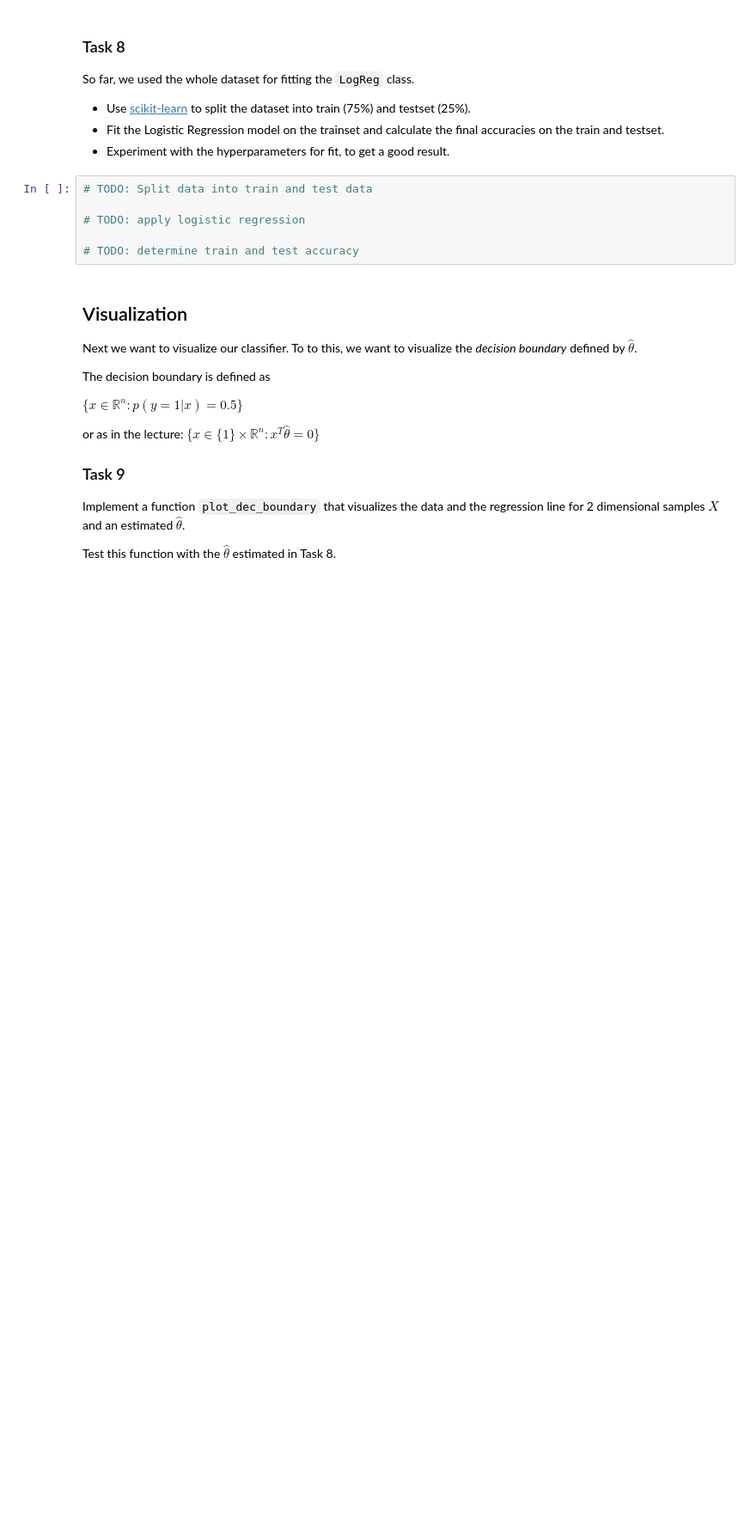
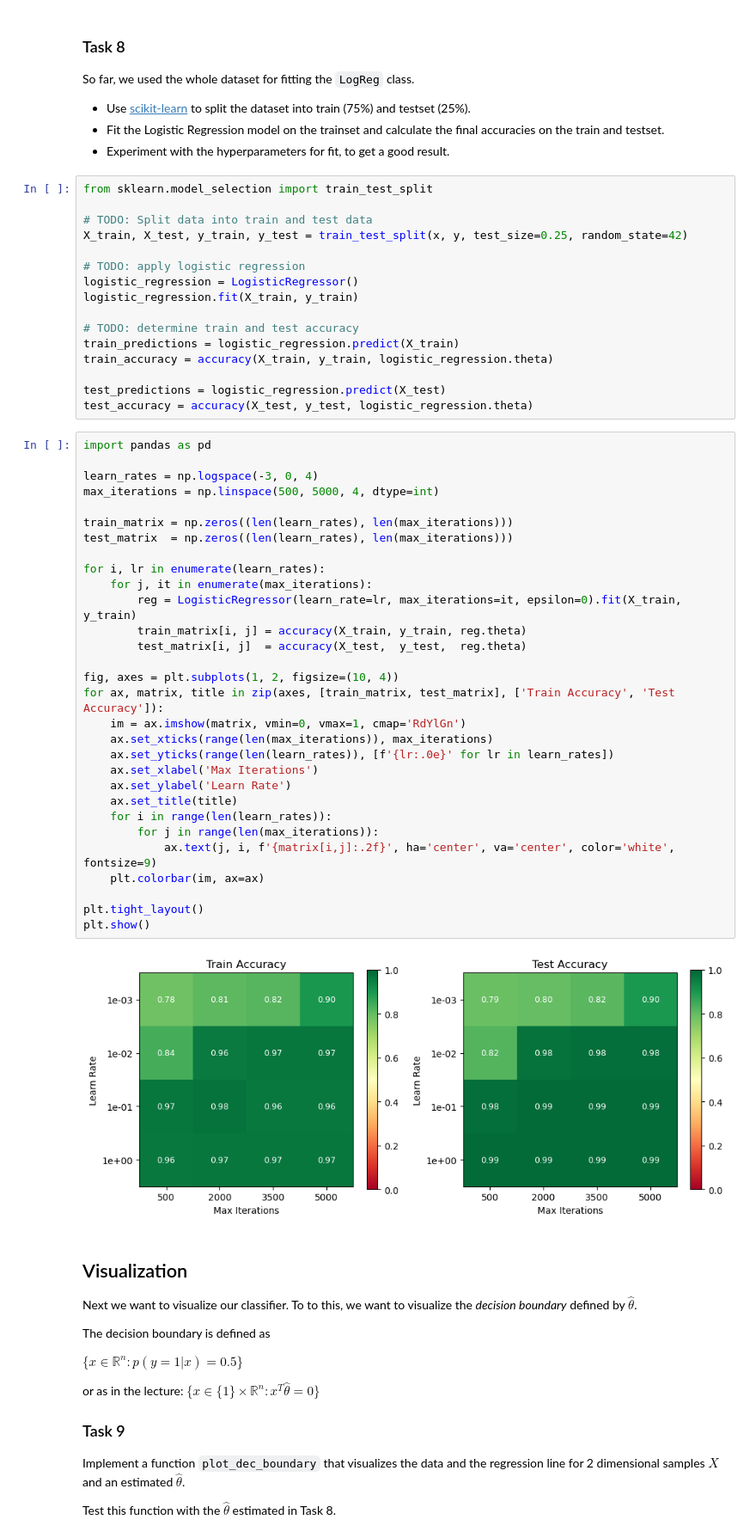
Before and after one commit to mbbrueckner/statistical_learning_theory_LAB, a Jupyter notebook: 03_Logistic_Regression/03_Logistic_Regression.ipynb, the cells around one changed output. Shown at 86% size. Saved outputs shown, nothing was run; the diff lists cells and outputs as text; blank space fills up the shorter version.

```diff
--- a/03_Logistic_Regression/03_Logistic_Regression.ipynb
+++ b/03_Logistic_Regression/03_Logistic_Regression.ipynb
@@ -342,11 +426,53 @@ So far, we used the whole dataset for fitting the `LogReg` class.
 - Fit the Logistic Regression model on the trainset and calculate the final accuracies on the train and testset.
 - Experiment with the hyperparameters for fit, to get a good result.
 # %%
+from sklearn.model_selection import train_test_split
+
 # TODO: Split data into train and test data
+X_train, X_test, y_train, y_test = train_test_split(x, y, test_size=0.25, random_state=42)
 
 # TODO: apply logistic regression
+logistic_regression = LogisticRegressor()
+logistic_regression.fit(X_train, y_train)
 
 # TODO: determine train and test accuracy
+train_predictions = logistic_regression.predict(X_train)
+train_accuracy = accuracy(X_train, y_train, logistic_regression.theta)
+
+test_predictions = logistic_regression.predict(X_test)
+test_accuracy = accuracy(X_test, y_test, logistic_regression.theta)
+# %%
+import pandas as pd
+
+learn_rates = np.logspace(-3, 0, 4)
+max_iterations = np.linspace(500, 5000, 4, dtype=int)
+
+train_matrix = np.zeros((len(learn_rates), len(max_iterations)))
+test_matrix  = np.zeros((len(learn_rates), len(max_iterations)))
+
+for i, lr in enumerate(learn_rates):
+    for j, it in enumerate(max_iterations):
+        reg = LogisticRegressor(learn_rate=lr, max_iterations=it, epsilon=0).fit(X_train, y_train)
+        train_matrix[i, j] = accuracy(X_train, y_train, reg.theta)
+        test_matrix[i, j]  = accuracy(X_test,  y_test,  reg.theta)
+
+fig, axes = plt.subplots(1, 2, figsize=(10, 4))
+for ax, matrix, title in zip(axes, [train_matrix, test_matrix], ['Train Accuracy', 'Test Accuracy']):
+    im = ax.imshow(matrix, vmin=0, vmax=1, cmap='RdYlGn')
+    ax.set_xticks(range(len(max_iterations)), max_iterations)
+    ax.set_yticks(range(len(learn_rates)), [f'{lr:.0e}' for lr in learn_rates])
+    ax.set_xlabel('Max Iterations')
+    ax.set_ylabel('Learn Rate')
+    ax.set_title(title)
+    for i in range(len(learn_rates)):
+        for j in range(len(max_iterations)):
+            ax.text(j, i, f'{matrix[i,j]:.2f}', ha='center', va='center', color='white', fontsize=9)
+    plt.colorbar(im, ax=ax)
+
+plt.tight_layout()
+plt.show()
+# %% [output]
+[figure, added]
 # %% [markdown]
 ## Visualization
 
```
Also changed, not shown: parts of 14 cells of this notebook.
